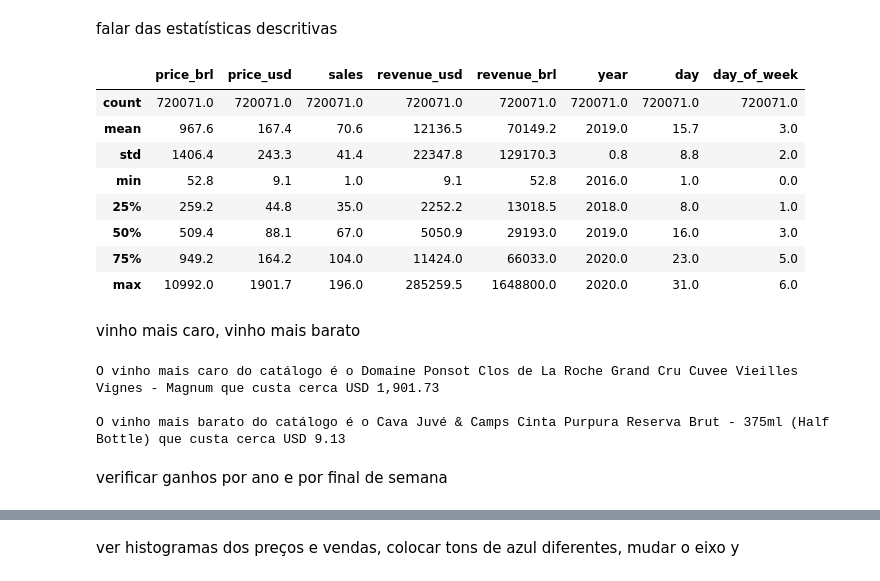
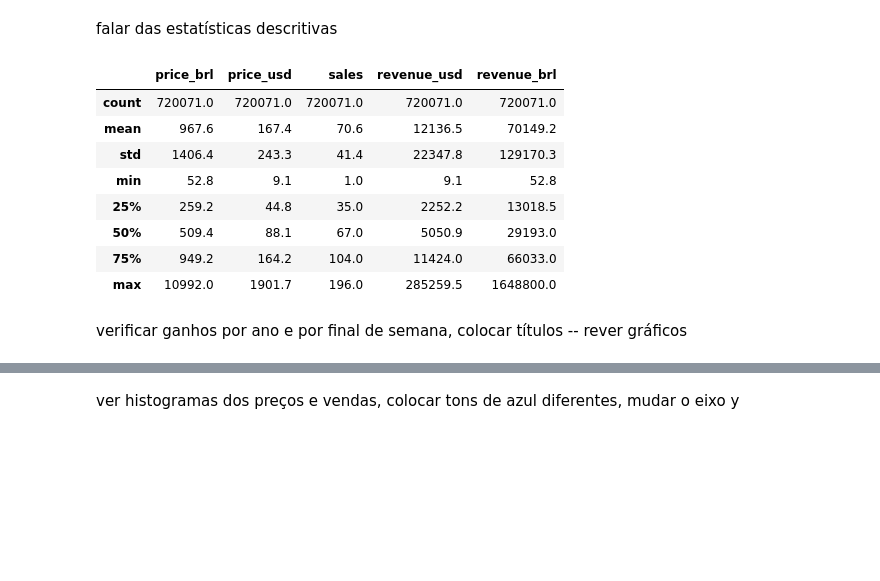
Before and after one commit to FerrazThales/demand_forecasting_prophet, a Jupyter notebook: Demand_Forecasting_with_Prophet.ipynb, the cells around one changed output, grey strips where cells are left out. Saved outputs shown, nothing was run; the diff lists cells and outputs as text; code cells hidden in the pictures; blank space fills up the shorter version.

```diff
--- a/Demand_Forecasting_with_Prophet.ipynb
+++ b/Demand_Forecasting_with_Prophet.ipynb
@@ -333,28 +396,16 @@ def ajuste_layout(i):
 # %% [markdown]
 falar das estatísticas descritivas
 # %%
-df.describe().round(1)
+df[['price_brl','price_usd','sales','revenue_usd','revenue_brl']].describe().round(1)
 # %% [output]
-|  | price_brl | price_usd | sales | revenue_usd | revenue_brl | year | day | day_of_week |
-| count | 720071.0 | 720071.0 | 720071.0 | 720071.0 | 720071.0 | 720071.0 | 720071.0 | 720071.0 |
-| mean | 967.6 | 167.4 | 70.6 | 12136.5 | 70149.2 | 2019.0 | 15.7 | 3.0 |
-| std | 1406.4 | 243.3 | 41.4 | 22347.8 | 129170.3 | 0.8 | 8.8 | 2.0 |
-| min | 52.8 | 9.1 | 1.0 | 9.1 | 52.8 | 2016.0 | 1.0 | 0.0 |
-| 25% | 259.2 | 44.8 | 35.0 | 2252.2 | 13018.5 | 2018.0 | 8.0 | 1.0 |
-| 50% | 509.4 | 88.1 | 67.0 | 5050.9 | 29193.0 | 2019.0 | 16.0 | 3.0 |
-| 75% | 949.2 | 164.2 | 104.0 | 11424.0 | 66033.0 | 2020.0 | 23.0 | 5.0 |
-| max | 10992.0 | 1901.7 | 196.0 | 285259.5 | 1648800.0 | 2020.0 | 31.0 | 6.0 |
+|  | price_brl | price_usd | sales | revenue_usd | revenue_brl |
+| count | 720071.0 | 720071.0 | 720071.0 | 720071.0 | 720071.0 |
+| mean | 967.6 | 167.4 | 70.6 | 12136.5 | 70149.2 |
+| std | 1406.4 | 243.3 | 41.4 | 22347.8 | 129170.3 |
+| min | 52.8 | 9.1 | 1.0 | 9.1 | 52.8 |
+| 25% | 259.2 | 44.8 | 35.0 | 2252.2 | 13018.5 |
+| 50% | 509.4 | 88.1 | 67.0 | 5050.9 | 29193.0 |
+| 75% | 949.2 | 164.2 | 104.0 | 11424.0 | 66033.0 |
+| max | 10992.0 | 1901.7 | 196.0 | 285259.5 | 1648800.0 |
-# %% [markdown]
-vinho mais caro, vinho mais barato
-# %%
-print('O vinho mais caro do catálogo é o {} que custa cerca USD {:,}\n'.format(df[df.price_usd == df.price_usd.max()].name[0],
-                                                                             df.price_usd.max()))
-
-print('O vinho mais barato do catálogo é o {} que custa cerca USD {:,}'.format(df[df.price_usd == df.price_usd.min()].name[0],
-                                                                             df.price_usd.min()))
-# %% [output]
-O vinho mais caro do catálogo é o Domaine Ponsot Clos de La Roche Grand Cru Cuvee Vieilles Vignes - Magnum que custa cerca USD 1,901.73
-
-O vinho mais barato do catálogo é o Cava Juvé & Camps Cinta Purpura Reserva Brut - 375ml (Half Bottle) que custa cerca USD 9.13
 # %% [markdown]
-verificar ganhos por ano e por final de semana
+verificar ganhos por ano e por final de semana, colocar títulos -- rever gráficos
```
Also changed, not shown: parts of 10 cells of this notebook.
